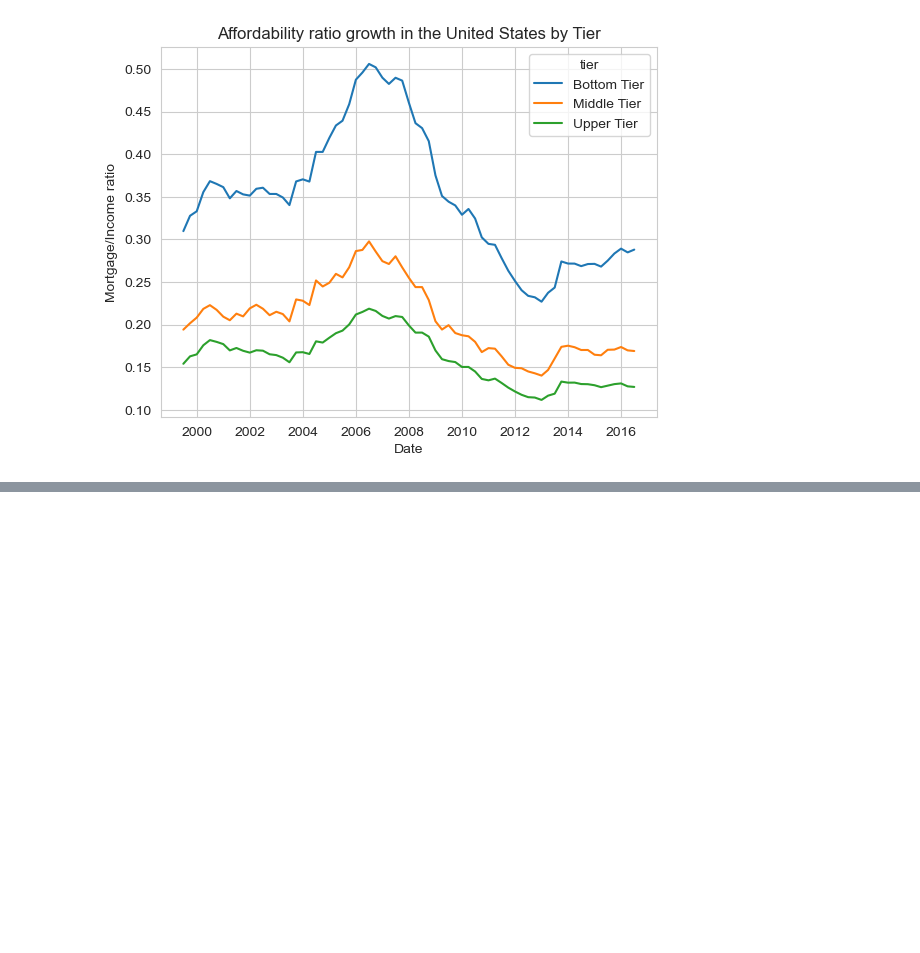
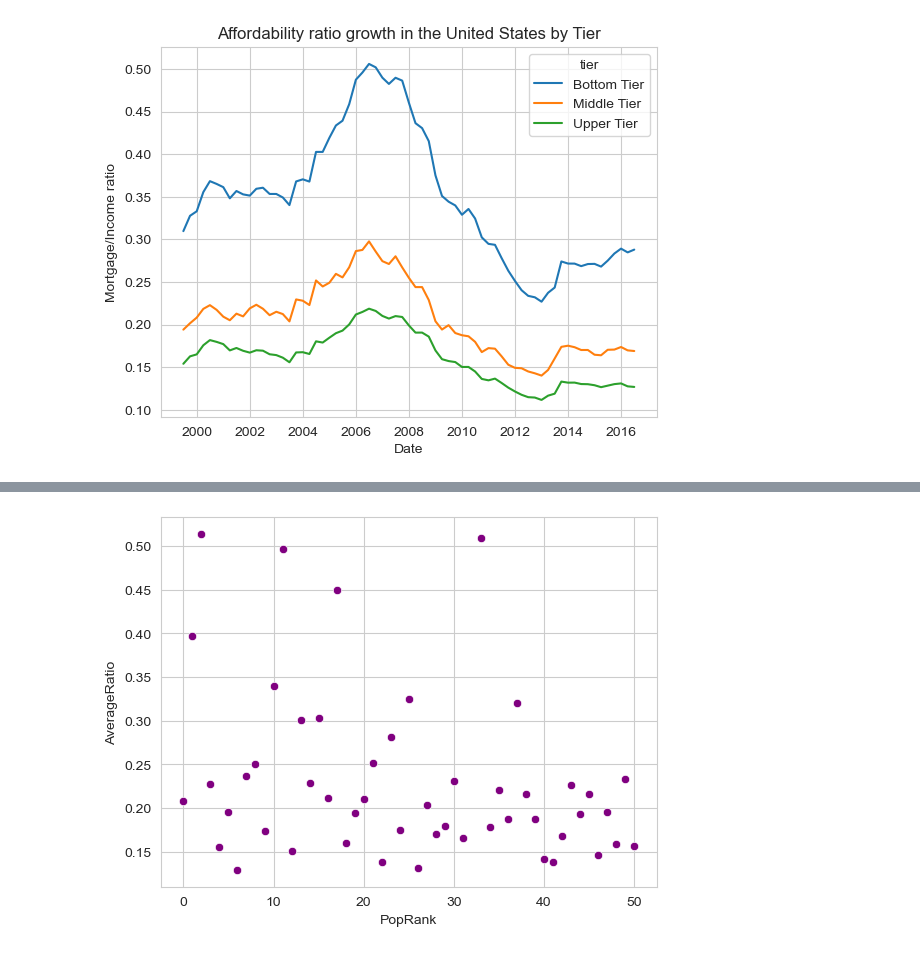
Before and after one commit to ubco-W2022T2-data301/project-group-therealgroup30, a Jupyter notebook: analysis/analysisAlrick.ipynb, the cells around one changed output, grey strips where cells are left out. Saved outputs shown, nothing was run; the diff lists cells and outputs as text; code cells hidden in the pictures; blank space fills up the shorter version.

```diff
--- a/analysis/analysisAlrick.ipynb
+++ b/analysis/analysisAlrick.ipynb
@@ -53,0 +153,4 @@ The `ci` parameter is deprecated. Use `errorbar=None` for the same effect.
+# %%
+scatter = sns.scatterplot(average, x='PopRank', y='AverageRatio', color='purple')
+# %% [output]
+[figure, added]
```
Also changed, not shown: parts of 18 cells of this notebook.
